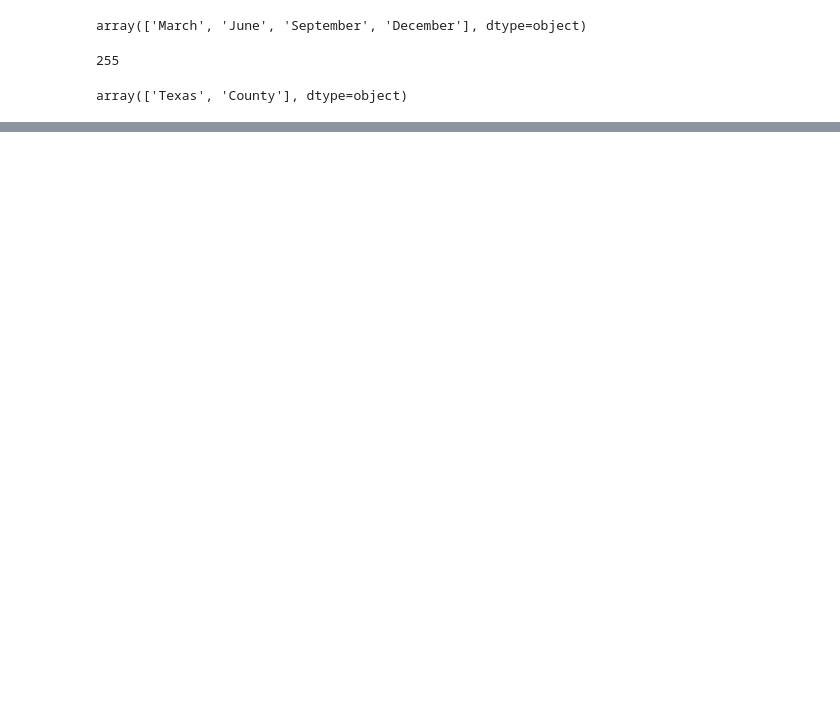
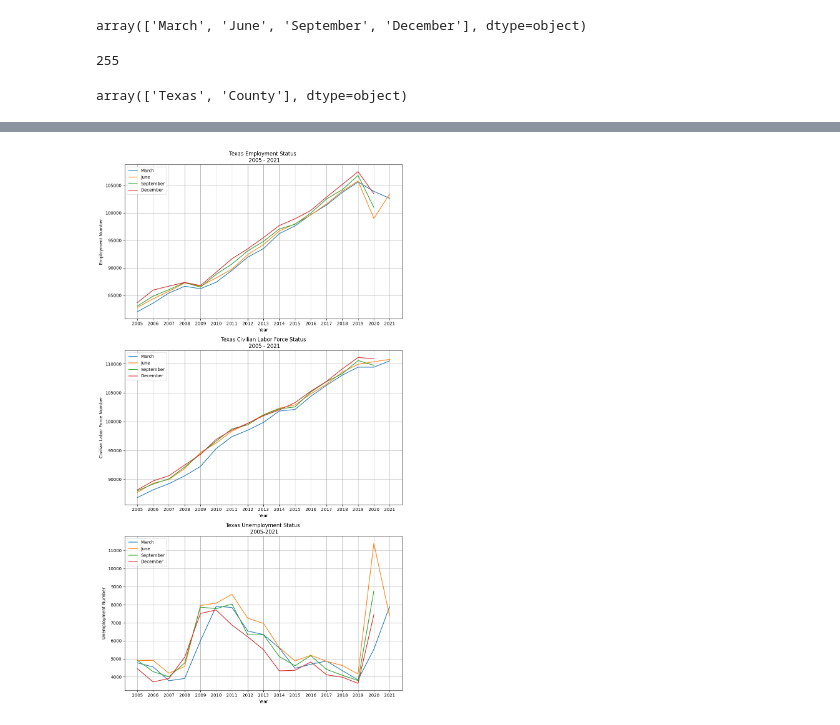
Before and after one commit to bmanandhar/texas_labor_status, a Jupyter notebook: texas_labor.ipynb, the cells around one changed output, grey strips where cells are left out. Cells and saved outputs as stored; diff of their text form; code cells hidden in the pictures; blank space fills up the shorter version.

```diff
--- a/texas_labor.ipynb
+++ b/texas_labor.ipynb
@@ -80,0 +268,5 @@ plt.show()
+# %%
+grouped_by_year_period = df.groupby(['Year', 'Period'])
+
+year_period_mean = grouped_by_year_period[['Employment', 'Civilian Labor Force', 'Unemployment']].mean().round().astype(int)
+year_period_mean
@@ -80,0 +288,80 @@ plt.show()
+# %%
+# Define a condition, for example, select rows where the second level index is 'Jan'
+# condition = df.index.get_level_values('Month') == 'Jan'
+
+mar_df = year_period_mean[year_period_mean.index.get_level_values('Period') == 'March']
+jun_df = year_period_mean[year_period_mean.index.get_level_values('Period') == 'June']
+sep_df = year_period_mean[year_period_mean.index.get_level_values('Period') == 'September']
+dec_df = year_period_mean[year_period_mean.index.get_level_values('Period') == 'December']
+# %%
+#Plot
+
+x1 = mar_df.index.get_level_values('Year')
+x2 = jun_df.index.get_level_values('Year')
+x3 = sep_df.index.get_level_values('Year')
+x4 = dec_df.index.get_level_values('Year')
+
+
+y11 = mar_df['Employment']
+y12 = jun_df['Employment']
+y13 = sep_df['Employment']
+y14 = dec_df['Employment']
+
+y21 = mar_df['Civilian Labor Force']
+y22 = jun_df['Civilian Labor Force']
+y23 = sep_df['Civilian Labor Force']
+y24 = dec_df['Civilian Labor Force']
+
+y31 = mar_df['Unemployment']
+y32 = jun_df['Unemployment']
+y33 = sep_df['Unemployment']
+y34 = dec_df['Unemployment']
+
+# Create a figure with three subplots in a single row
+plt.figure(figsize=(10, 18))
+lab = [' ', 'March', 'June', 'September', 'December']
+
+
+# First subplot
+plt.subplot(3, 1, 1)
+plt.plot(x1, y11, label=lab[1])
+plt.plot(x2, y12, label=lab[2])
+plt.plot(x3, y13, label=lab[3])
+plt.plot(x4, y14, label=lab[4])
+plt.title('Texas Employment Status \n 2005 - 2021')
+plt.ylabel('Employment Number')
+
+# Second subplot
+plt.subplot(3, 1, 2)
+plt.plot(x1, y21, label=lab[1])
+plt.plot(x2, y22, label=lab[2])
+plt.plot(x3, y23, label=lab[3])
+plt.plot(x4, y24, label=lab[4])
+plt.title('Texas Civilian Labor Force Status\n 2005 - 2021')
+plt.ylabel('Civilian Labor Force Number')
+
+# Third subplot
+plt.subplot(3, 1, 3)
+plt.plot(x1, y31, label=lab[1])
+plt.plot(x2, y32, label=lab[2])
+plt.plot(x3, y33, label=lab[3])
+plt.plot(x4, y34, label=lab[4])
+plt.title('Texas Unemployment Status \n 2005-2021')
+plt.ylabel('Unemployment Number')
+
+# Add a legend to each subplot
+for i in range(1, 4):
+    plt.subplot(3, 1, i)
+    plt.xlabel('Year')
+    plt.legend()
+    # Enable the grid
+    plt.grid(True)
+
+
+# Adjust subplot layout
+plt.tight_layout()
+
+# Show the graph
+plt.show()
+# %% [output]
+[figure, added]
```
Also changed, not shown: parts of 23 cells of this notebook.
